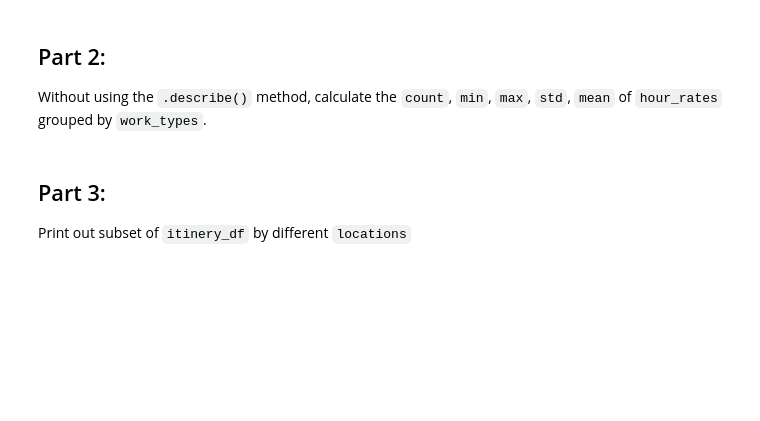
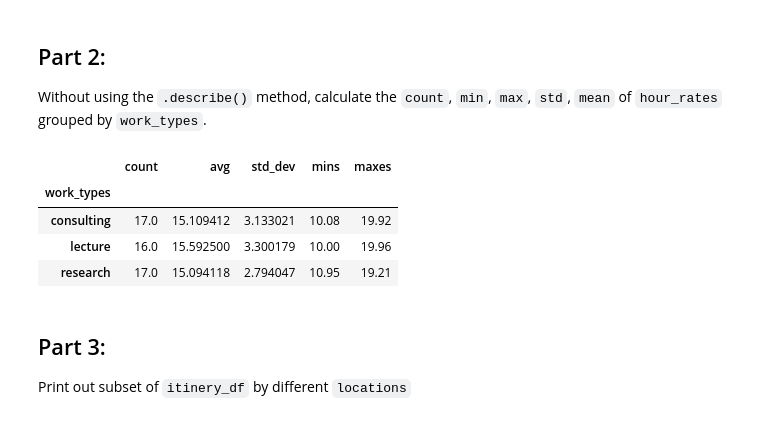
Before and after one commit to Fairfield-University-BA505/week-13-dylanmeyer66, a Jupyter notebook: Lecture12-groupby_and_pivot.ipynb, the cells around one changed output. Cells and saved outputs as stored; diff of their text form; code cells hidden in the pictures; blank space fills up the shorter version.

Commit message:
alternative solutions

```diff
--- a/Lecture12-groupby_and_pivot.ipynb
+++ b/Lecture12-groupby_and_pivot.ipynb
@@ -406,11 +406,27 @@ Without using the `.describe()` method, calculate the `count`, `min`, `max`, `st
 # %%
 # get groups then apply each function
 grps = itinery_df.groupby('work_types')[['hour_rates']]
 counts = grps.count()
 mins = grps.min()
 maxes = grps.max()
 std = grps.std()
 means = grps.mean()
+
+
+# Alternatively, do in a one-shot agg with np
+import numpy as np
+itinery_df.groupby('work_types')['hour_rates'].agg([np.count_nonzero,
+                                        np.mean, np.std, np.min, np.max]).rename(columns={'count_nonzero': 'count',
+                                                                          'mean':'avg',
+                                                                          'std':'std_dev',
+                                                                                         'amin':'mins',
+                                                                                         'amax':'maxes'})
+# %% [output]
+|  | count | avg | std_dev | mins | maxes |
+| work_types |  |  |  |  |  |
+| consulting | 17.0 | 15.109412 | 3.133021 | 10.08 | 19.92 |
+| lecture | 16.0 | 15.592500 | 3.300179 | 10.00 | 19.96 |
+| research | 17.0 | 15.094118 | 2.794047 | 10.95 | 19.21 |
 # %% [markdown]
 ## Part 3:
 
```
Also changed, not shown: parts of 2 cells of this notebook.
